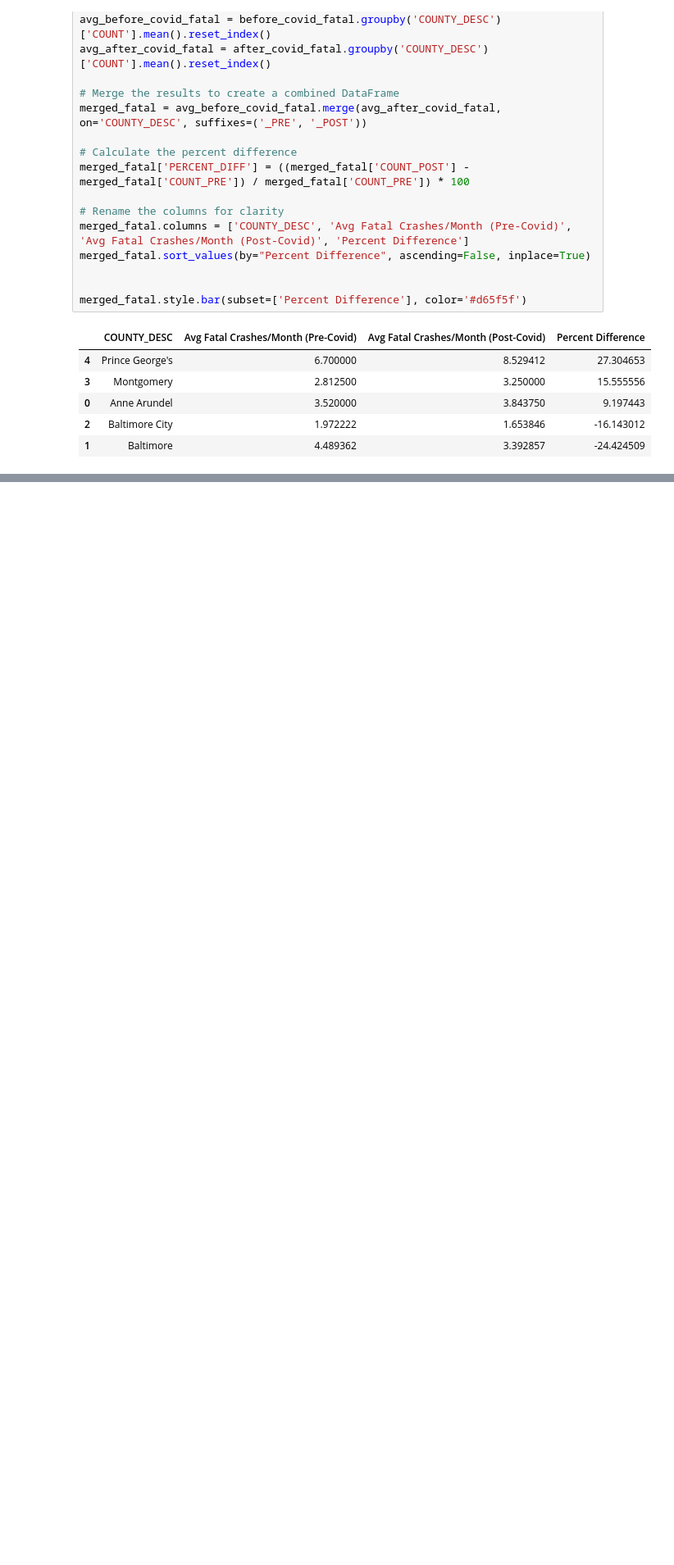
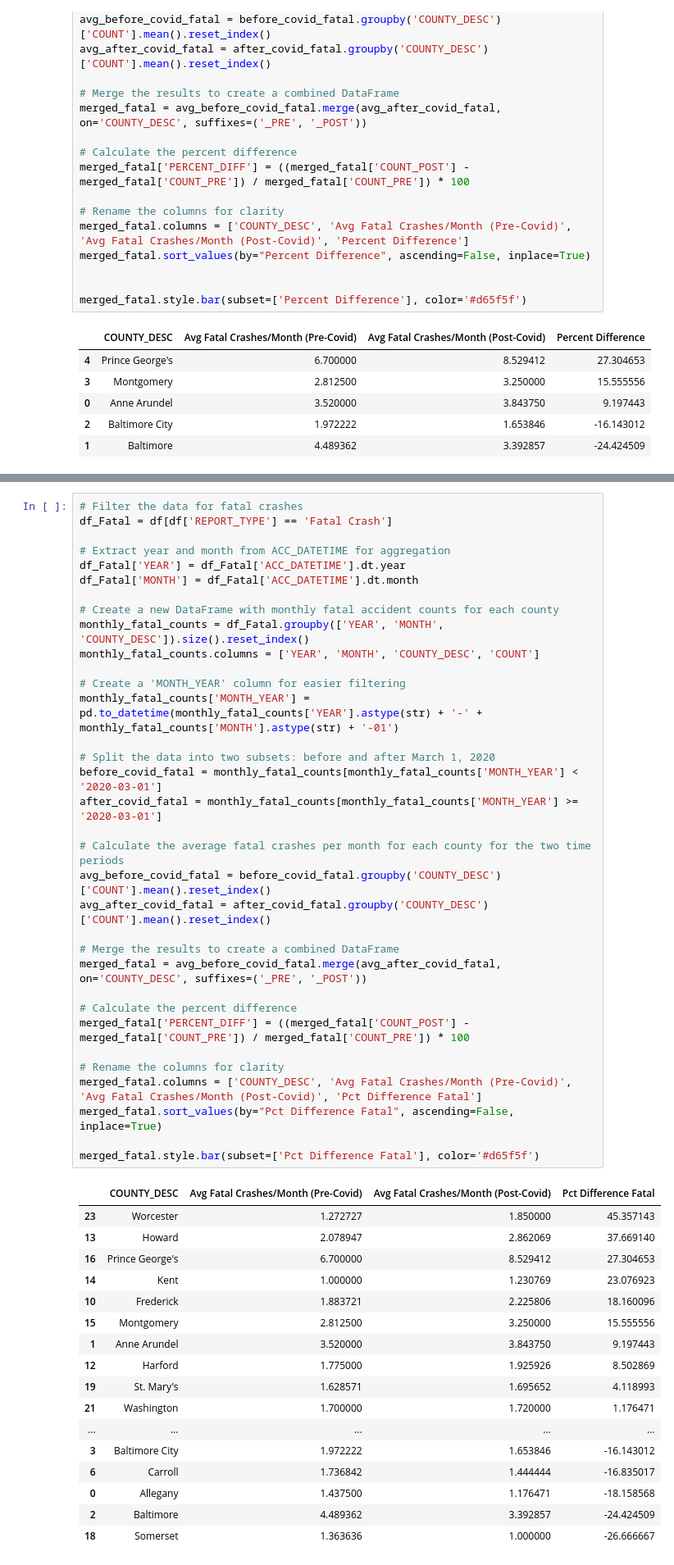
Before and after one commit to ballard11/Medium, a Jupyter notebook: Maryland_Car_Crashes/Maryland Car Crashes.ipynb, the cells around one changed output, grey strips where cells are left out. Shown: that part at 82% size. Drawn from its saved outputs; the diff is of its cells as text; blank space fills up the shorter version.

```diff
--- a/Maryland_Car_Crashes/Maryland Car Crashes.ipynb
+++ b/Maryland_Car_Crashes/Maryland Car Crashes.ipynb
@@ -228,0 +316,52 @@ merged_fatal.style.bar(subset=['Percent Difference'], color='#d65f5f')
+# %%
+# Filter the data for fatal crashes
+df_Fatal = df[df['REPORT_TYPE'] == 'Fatal Crash']
+
+# Extract year and month from ACC_DATETIME for aggregation
+df_Fatal['YEAR'] = df_Fatal['ACC_DATETIME'].dt.year
+df_Fatal['MONTH'] = df_Fatal['ACC_DATETIME'].dt.month
+
+# Create a new DataFrame with monthly fatal accident counts for each county
+monthly_fatal_counts = df_Fatal.groupby(['YEAR', 'MONTH', 'COUNTY_DESC']).size().reset_index()
+monthly_fatal_counts.columns = ['YEAR', 'MONTH', 'COUNTY_DESC', 'COUNT']
+
+# Create a 'MONTH_YEAR' column for easier filtering
+monthly_fatal_counts['MONTH_YEAR'] = pd.to_datetime(monthly_fatal_counts['YEAR'].astype(str) + '-' + monthly_fatal_counts['MONTH'].astype(str) + '-01')
+
+# Split the data into two subsets: before and after March 1, 2020
+before_covid_fatal = monthly_fatal_counts[monthly_fatal_counts['MONTH_YEAR'] < '2020-03-01']
+after_covid_fatal = monthly_fatal_counts[monthly_fatal_counts['MONTH_YEAR'] >= '2020-03-01']
+
+# Calculate the average fatal crashes per month for each county for the two time periods
+avg_before_covid_fatal = before_covid_fatal.groupby('COUNTY_DESC')['COUNT'].mean().reset_index()
+avg_after_covid_fatal = after_covid_fatal.groupby('COUNTY_DESC')['COUNT'].mean().reset_index()
+
+# Merge the results to create a combined DataFrame
+merged_fatal = avg_before_covid_fatal.merge(avg_after_covid_fatal, on='COUNTY_DESC', suffixes=('_PRE', '_POST'))
+
+# Calculate the percent difference
+merged_fatal['PERCENT_DIFF'] = ((merged_fatal['COUNT_POST'] - merged_fatal['COUNT_PRE']) / merged_fatal['COUNT_PRE']) * 100
+
+# Rename the columns for clarity
+merged_fatal.columns = ['COUNTY_DESC', 'Avg Fatal Crashes/Month (Pre-Covid)', 'Avg Fatal Crashes/Month (Post-Covid)', 'Pct Difference Fatal']
+merged_fatal.sort_values(by="Pct Difference Fatal", ascending=False, inplace=True)
+
+merged_fatal.style.bar(subset=['Pct Difference Fatal'], color='#d65f5f')
+# %% [output]
+|  | COUNTY_DESC | Avg Fatal Crashes/Month (Pre-Covid) | Avg Fatal Crashes/Month (Post-Covid) | Pct Difference Fatal |
+| 23 | Worcester | 1.272727 | 1.850000 | 45.357143 |
+| 13 | Howard | 2.078947 | 2.862069 | 37.669140 |
+| 16 | Prince George's | 6.700000 | 8.529412 | 27.304653 |
+| 14 | Kent | 1.000000 | 1.230769 | 23.076923 |
+| 10 | Frederick | 1.883721 | 2.225806 | 18.160096 |
+| 15 | Montgomery | 2.812500 | 3.250000 | 15.555556 |
+| 1 | Anne Arundel | 3.520000 | 3.843750 | 9.197443 |
+| 12 | Harford | 1.775000 | 1.925926 | 8.502869 |
+| 19 | St. Mary's | 1.628571 | 1.695652 | 4.118993 |
+| 21 | Washington | 1.700000 | 1.720000 | 1.176471 |
+| ... | ... | ... | ... | ... |
+| 3 | Baltimore City | 1.972222 | 1.653846 | -16.143012 |
+| 6 | Carroll | 1.736842 | 1.444444 | -16.835017 |
+| 0 | Allegany | 1.437500 | 1.176471 | -18.158568 |
+| 2 | Baltimore | 4.489362 | 3.392857 | -24.424509 |
+| 18 | Somerset | 1.363636 | 1.000000 | -26.666667 |
```
Also changed, not shown: parts of 14 cells of this notebook, 5 other files.
